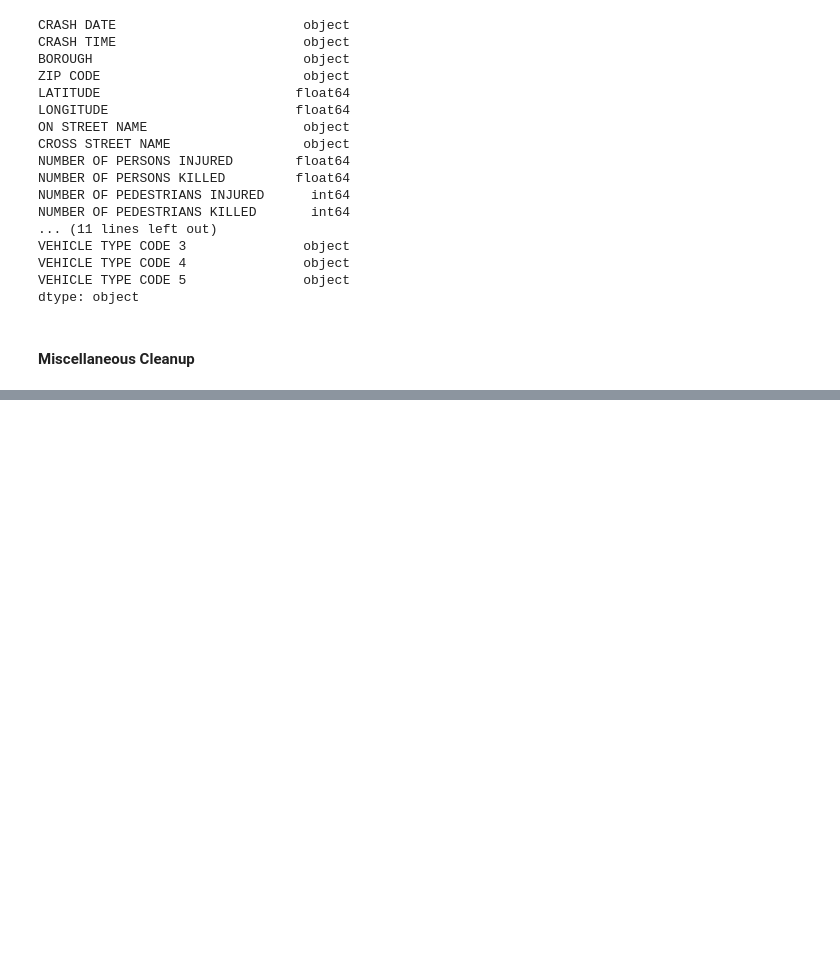
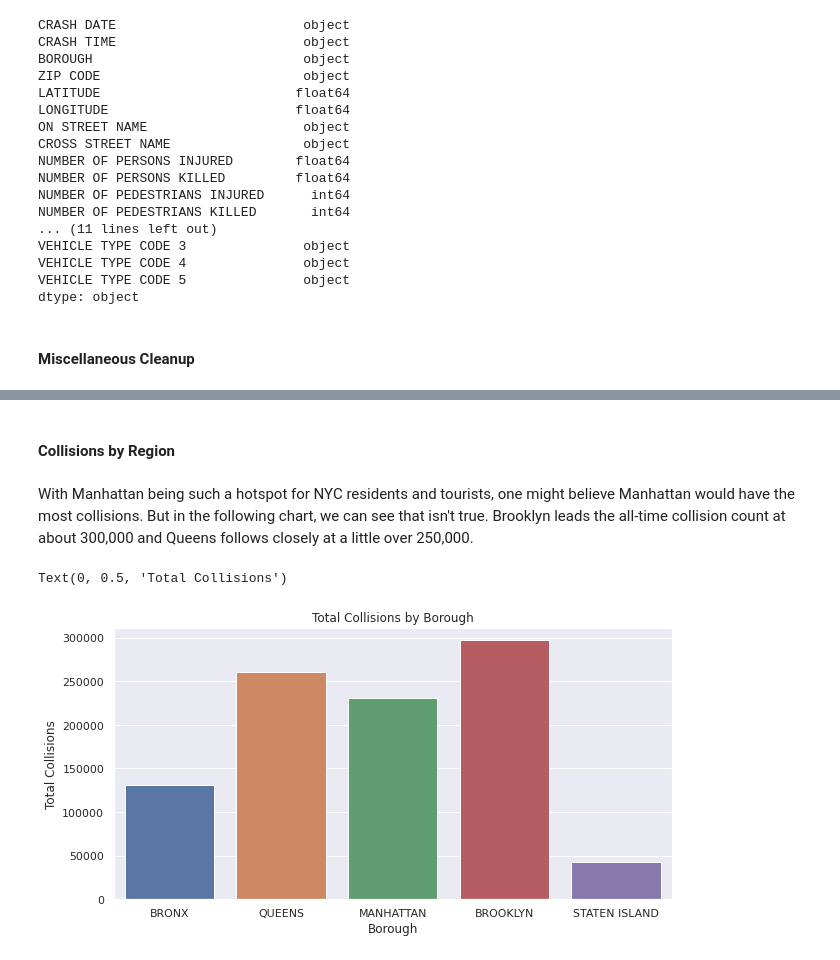
Before and after one commit to ynoTL23/MAT-328-Project, a Jupyter notebook: Project.ipynb, the cells around one changed output, grey strips where cells are left out. Cells and saved outputs as stored; diff of their text form; code cells hidden in the pictures; blank space fills up the shorter version.

Commit message:
add single variable plots

```diff
--- a/Project.ipynb
+++ b/Project.ipynb
@@ -181,0 +193,14 @@ df.head()
+# %% [markdown]
+#### Collisions by Region
+# %% [markdown]
+With Manhattan being such a hotspot for NYC residents and tourists, one might believe Manhattan would have the most collisions. But in the following chart, we can see that isn't true. Brooklyn leads the all-time collision count at about 300,000 and Queens follows closely at a little over 250,000.
+# %%
+fig, ax = plt.subplots(figsize=(10, 5))
+
+sns.countplot(data=df, x='BOROUGH')
+plt.title('Total Collisions by Borough')
+plt.xlabel('Borough')
+plt.ylabel('Total Collisions')
+# %% [output]
+Text(0, 0.5, 'Total Collisions')
+[figure, added]
```
Also changed, not shown: parts of 10 cells of this notebook.
